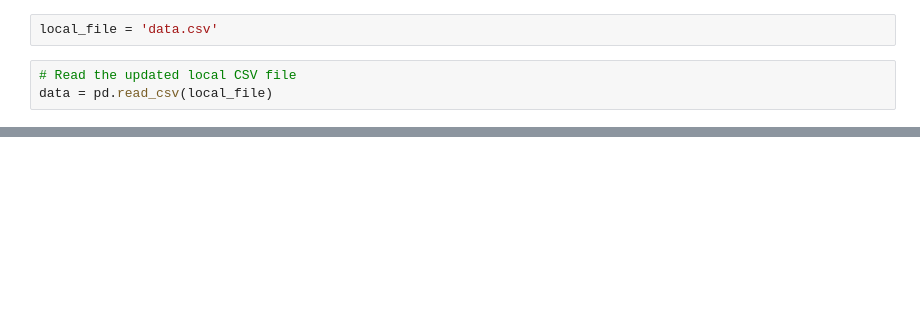
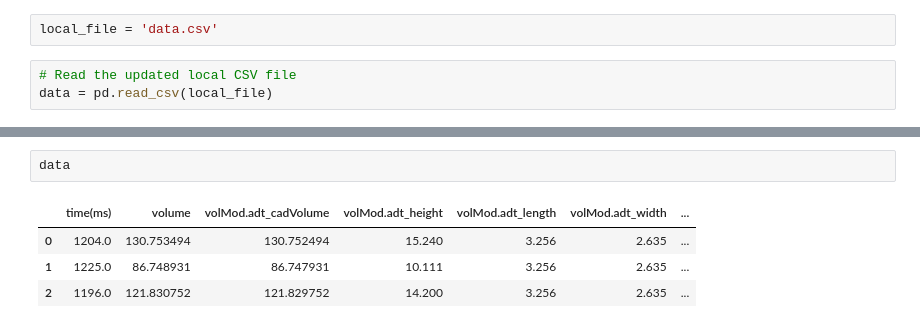
Before and after one commit to avianinc/Notebooks, a Jupyter notebook: twc_interactions/volume_report.ipynb, the cells around one changed output, grey strips where cells are left out. Drawn from its saved outputs; the diff is of its cells as text; blank space fills up the shorter version.

```diff
--- a/twc_interactions/volume_report.ipynb
+++ b/twc_interactions/volume_report.ipynb
@@ -20,0 +44,7 @@ plt.show()
+# %%
+data
+# %% [output]
+|  | time(ms) | volume | volMod.adt_cadVolume | volMod.adt_height | volMod.adt_length | volMod.adt_width | ... |
+| 0 | 1204.0 | 130.753494 | 130.752494 | 15.240 | 3.256 | 2.635 | ... |
+| 1 | 1225.0 | 86.748931 | 86.747931 | 10.111 | 3.256 | 2.635 | ... |
+| 2 | 1196.0 | 121.830752 | 121.829752 | 14.200 | 3.256 | 2.635 | ... |
```
Also changed, not shown: parts of 3 cells of this notebook, 14 other files.
